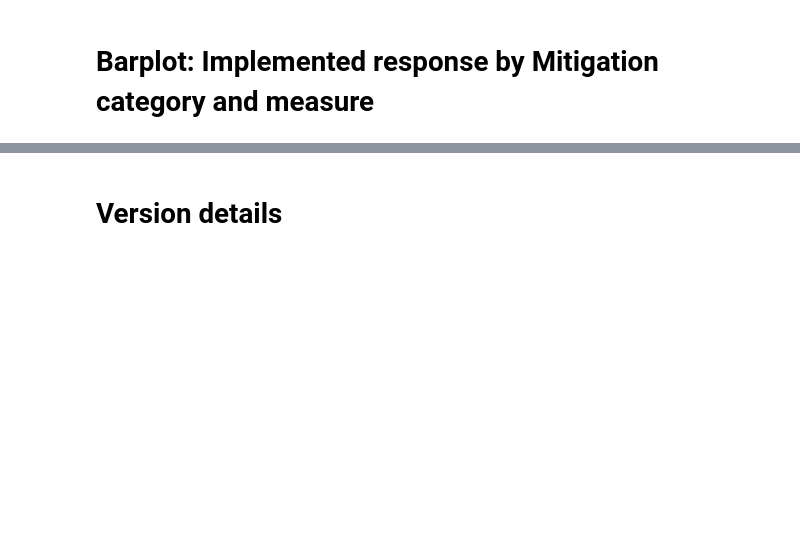
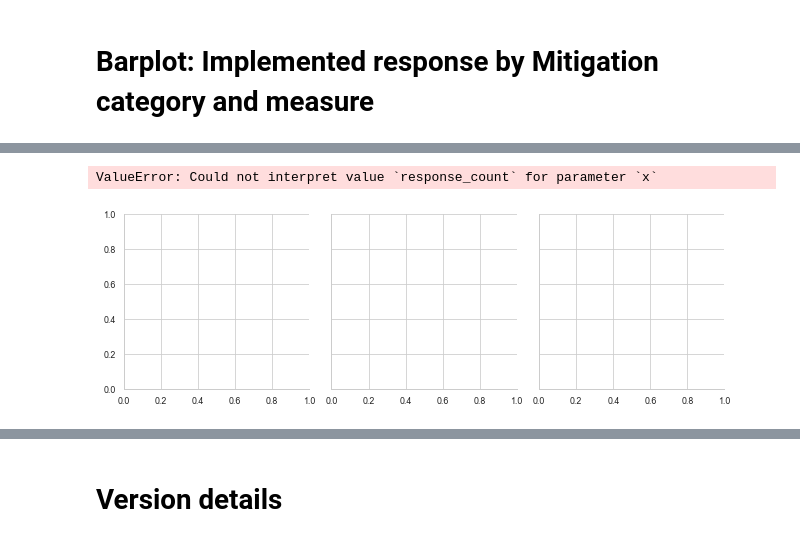
Before and after one commit to brooke-l-hawkins/Capstone-Climate-Mitigation, a Jupyter notebook: reports/01-dataset-visualizations.ipynb, the cells around one changed output, grey strips where cells are left out. Drawn from its saved outputs; the diff is of its cells as text; code cells hidden in the pictures; blank space fills up the shorter version.

```diff
--- a/reports/01-dataset-visualizations.ipynb
+++ b/reports/01-dataset-visualizations.ipynb
@@ -55,0 +83,6 @@ alt.Chart(mitigation_df).mark_bar().encode(
+# %%
+g = sns.FacetGrid(count_measure_df, col="category")
+g.map(sns.scatterplot, x='response_count', y='measure', hue='response')
+# %% [output]
+ValueError: Could not interpret value `response_count` for parameter `x`
+[figure, added]
```
Also changed, not shown: parts of 12 cells of this notebook.
